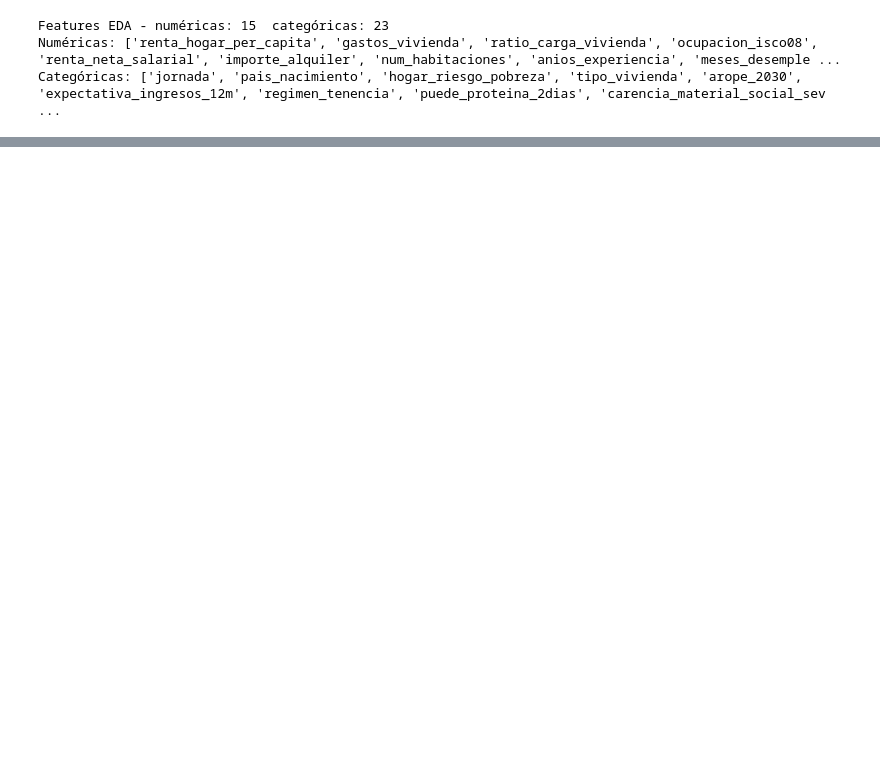
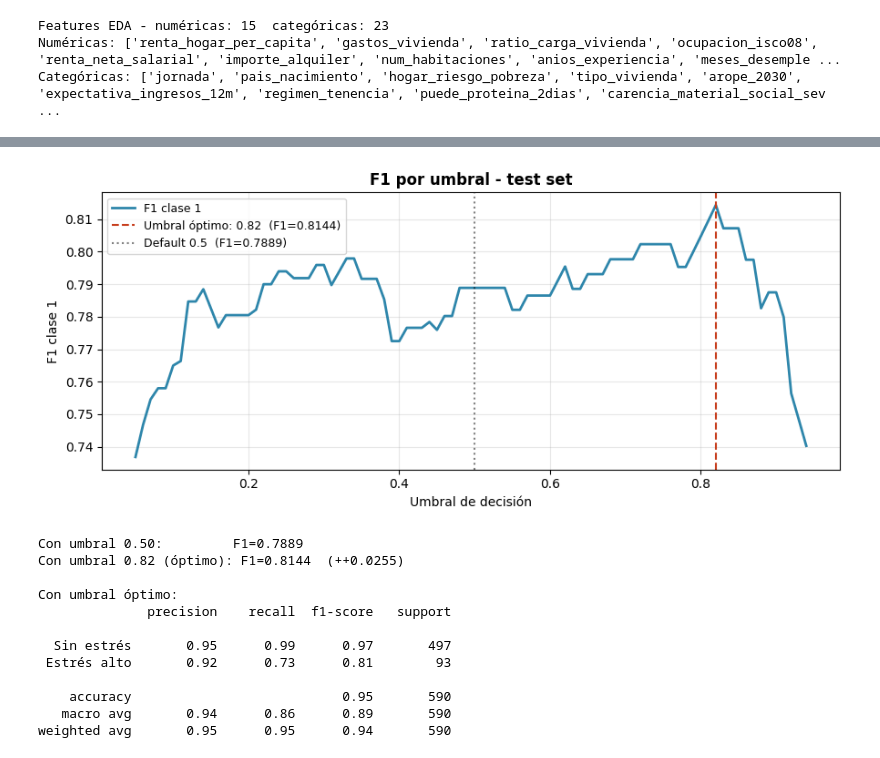
Before and after one commit to somm14/tfm_project, a Jupyter notebook: src/notebooks/02_modelado.ipynb, the cells around one changed output, grey strips where cells are left out. Saved outputs shown, nothing was run; the diff lists cells and outputs as text; code cells hidden in the pictures; blank space fills up the shorter version.

```diff
--- a/src/notebooks/02_modelado.ipynb
+++ b/src/notebooks/02_modelado.ipynb
@@ -745,0 +718,59 @@ print('═' * 60)
+# %%
+# Umbral óptimo de decisión
+# Con desbalanceo 1:5 el umbral 0.5 no es óptimo para F1.
+# Buscamos el umbral que maximiza F1 en test.
+umbrales = np.arange(0.05, 0.95, 0.01)
+f1s      = [f1_score(y_test, (y_prob >= u).astype(int),
+                     zero_division=0) for u in umbrales]
+precs    = [precision_recall_curve(y_test, y_prob)[0][
+                np.clip(np.searchsorted(np.sort(y_prob), u),
+                        0, len(y_test)-1)]
+            for u in umbrales]
+
+UMBRAL_OPTIMO = float(umbrales[np.argmax(f1s)])
+F1_UMBRAL_OPT = max(f1s)
+F1_UMBRAL_DEF = f1_score(y_test, (y_prob >= 0.5).astype(int))
+
+fig, ax = plt.subplots(figsize=(9, 4))
+ax.plot(umbrales, f1s, color='#2E86AB', lw=2, label='F1 clase 1')
+ax.axvline(
+    UMBRAL_OPTIMO, color='#C73E1D', linestyle='--', lw=1.5,
+    label=f'Umbral óptimo: {UMBRAL_OPTIMO:.2f}  (F1={F1_UMBRAL_OPT:.4f})',
+)
+ax.axvline(
+    0.5, color='black', linestyle=':', alpha=0.5,
+    label=f'Default 0.5  (F1={F1_UMBRAL_DEF:.4f})',
+)
+ax.set_xlabel('Umbral de decisión')
+ax.set_ylabel('F1 clase 1')
+ax.set_title('F1 por umbral - test set', fontweight='bold')
+ax.legend(fontsize=9)
+ax.grid(True, alpha=0.3)
+plt.tight_layout()
+# plt.savefig(PATH_IMG / 'umbral_f1_final.png', bbox_inches='tight')
+plt.show()
+
+y_pred_opt = (y_prob >= UMBRAL_OPTIMO).astype(int)
+print(f'Con umbral 0.50:         F1={F1_UMBRAL_DEF:.4f}')
+print(f'Con umbral {UMBRAL_OPTIMO:.2f} (óptimo): F1={F1_UMBRAL_OPT:.4f}'
+      f'  (+{F1_UMBRAL_OPT - F1_UMBRAL_DEF:+.4f})')
+print()
+print('Con umbral óptimo:')
+print(classification_report(
+    y_test, y_pred_opt,
+    target_names=['Sin estrés', 'Estrés alto'],
+))
+# %% [output]
+[figure, added]
+Con umbral 0.50:         F1=0.7889
+Con umbral 0.82 (óptimo): F1=0.8144  (++0.0255)
+
+Con umbral óptimo:
+              precision    recall  f1-score   support
+
+  Sin estrés       0.95      0.99      0.97       497
+ Estrés alto       0.92      0.73      0.81        93
+
+    accuracy                           0.95       590
+   macro avg       0.94      0.86      0.89       590
+weighted avg       0.95      0.95      0.94       590
```
Also changed, not shown: parts of 66 cells of this notebook, 7 other files.
